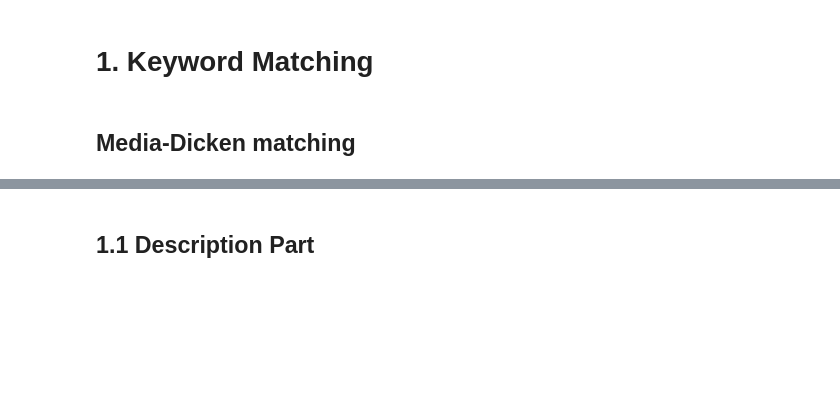
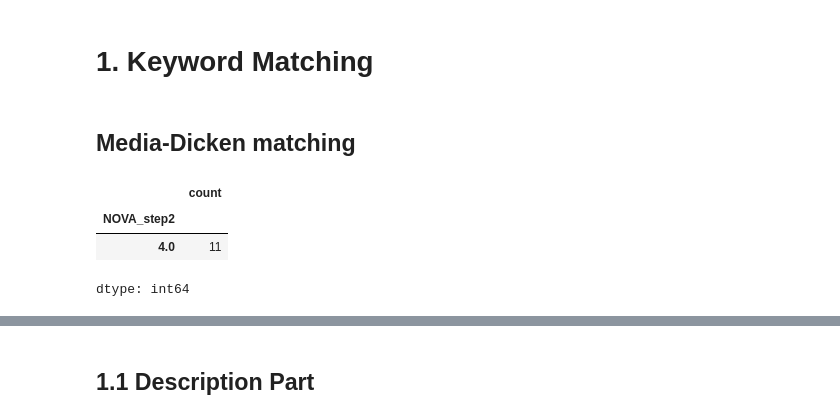
Before and after one commit to NINGTANG1124/UPF-HFI, a Jupyter notebook: notebooks/intake24_nova_matching.ipynb, the cells around one changed output, grey strips where cells are left out. Cells and saved outputs as stored; diff of their text form; code cells hidden in the pictures; blank space fills up the shorter version.

```diff
--- a/notebooks/intake24_nova_matching.ipynb
+++ b/notebooks/intake24_nova_matching.ipynb
@@ -188,0 +255,7 @@ def media_based_nova_classification(row):
+# %%
+intake_df["NOVA_step2"].value_counts(dropna=True)
+# %% [output]
+|  | count |
+| NOVA_step2 |  |
+| 4.0 | 11 |
+dtype: int64
```
Also changed, not shown: parts of 12 cells of this notebook.
